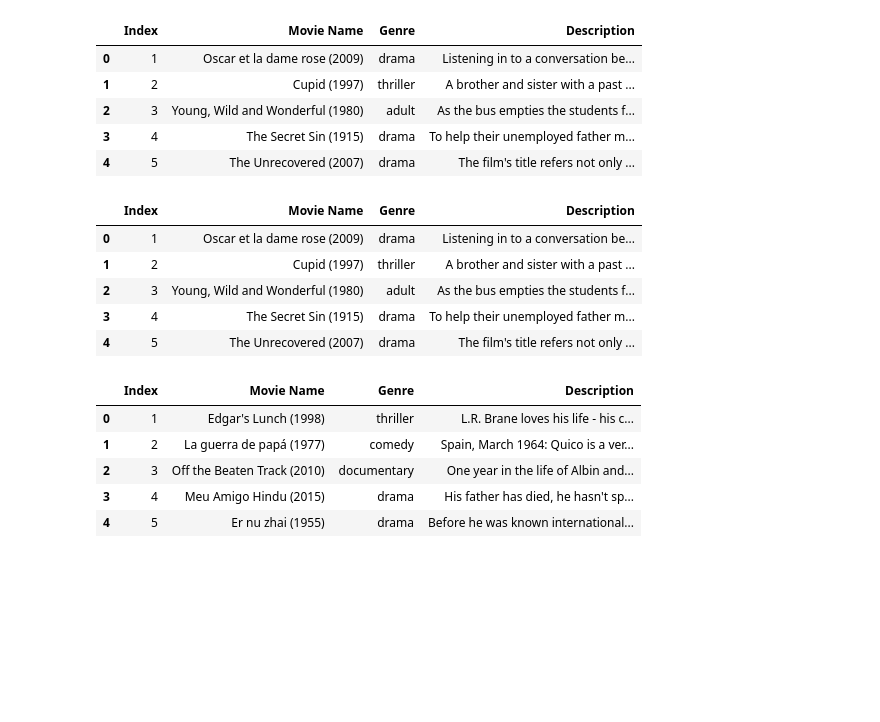
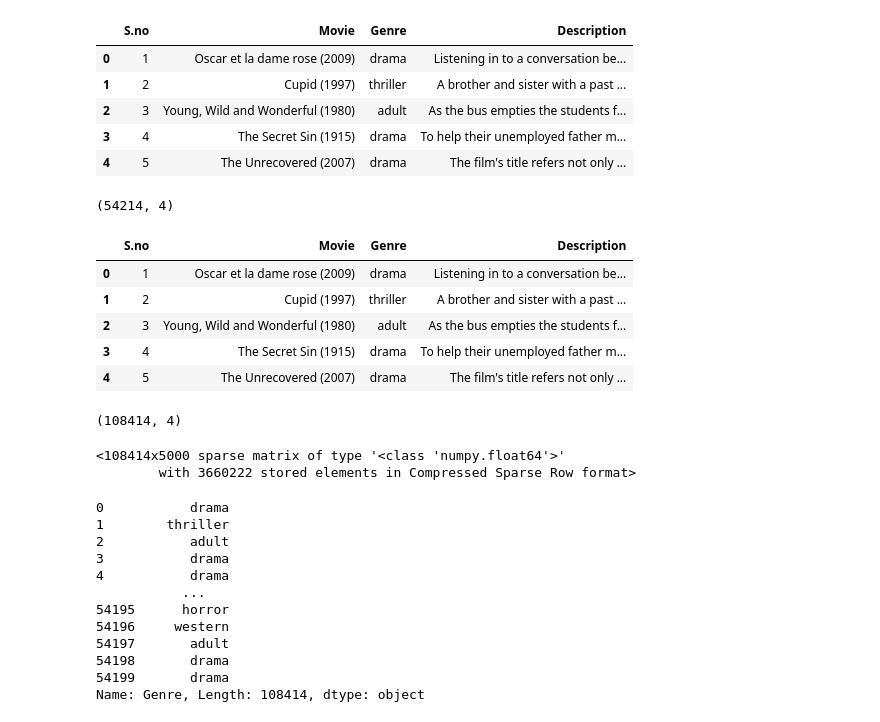
Before and after one commit to pratham-asthana/Movie-Genre-Classification, a Jupyter notebook: ML.ipynb, the cells around one changed output. Cells and saved outputs as stored; diff of their text form; code cells hidden in the pictures; blank space fills up the shorter version.

```diff
--- a/ML.ipynb
+++ b/ML.ipynb
@@ -5,33 +6,36 @@ import matplotlib.pyplot as plt
+# %%
+training_data_file = "train_data.txt"
+validation_data_file = "test_data_solution.txt"
+test_data_file = "test_data.txt"
 # %%
-train_df=pd.read_csv('train_data.txt',delimiter=':::',names=['Index','Movie Name','Genre','Description'])
-unknown_df=pd.read_csv('test_data.txt',delimiter=':::',names=['Index','Movie Name','Description'])
-validation_df=pd.read_csv('test_data_solution.txt',delimiter=':::',names=['Index','Movie Name','Genre','Description'])
-test_df=pd.concat([train_df,validation_df])
+train = pd.read_csv(training_data_file, delimiter=" ::: ", names=["S.no", "Movie", "Genre", "Description"])
+test = pd.read_csv(test_data_file, delimiter=" ::: ", names=["S.no", "Movie", "Description"])
+validation = pd.read_csv(validation_data_file, delimiter=" ::: ", names=["S.no", "Movie", "Genre", "Description"])
+combined = pd.concat([train, validation])
 # %%
-train_df.head()
+train.head()
 # %% [output]
-|  | Index | Movie Name | Genre | Description |
+|  | S.no | Movie | Genre | Description |
 | 0 | 1 | Oscar et la dame rose (2009) | drama | Listening in to a conversation be... |
 | 1 | 2 | Cupid (1997) | thriller | A brother and sister with a past ... |
 | 2 | 3 | Young, Wild and Wonderful (1980) | adult | As the bus empties the students f... |
 | 3 | 4 | The Secret Sin (1915) | drama | To help their unemployed father m... |
 | 4 | 5 | The Unrecovered (2007) | drama | The film's title refers not only ... |
+# %%
+train.shape
+# %% [output]
+(54214, 4)
 # %%
-test_df.head()
+combined.head()
 # %% [output]
-|  | Index | Movie Name | Genre | Description |
+|  | S.no | Movie | Genre | Description |
 | 0 | 1 | Oscar et la dame rose (2009) | drama | Listening in to a conversation be... |
 | 1 | 2 | Cupid (1997) | thriller | A brother and sister with a past ... |
 | 2 | 3 | Young, Wild and Wonderful (1980) | adult | As the bus empties the students f... |
 | 3 | 4 | The Secret Sin (1915) | drama | To help their unemployed father m... |
 | 4 | 5 | The Unrecovered (2007) | drama | The film's title refers not only ... |
-# %%
-validation_df.head()
-# %% [output]
-|  | Index | Movie Name | Genre | Description |
-| 0 | 1 | Edgar's Lunch (1998) | thriller | L.R. Brane loves his life - his c... |
-| 1 | 2 | La guerra de papá (1977) | comedy | Spain, March 1964: Quico is a ver... |
-| 2 | 3 | Off the Beaten Track (2010) | documentary | One year in the life of Albin and... |
-| 3 | 4 | Meu Amigo Hindu (2015) | drama | His father has died, he hasn't sp... |
-| 4 | 5 | Er nu zhai (1955) | drama | Before he was known international... |
+# %%
+combined.shape
+# %% [output]
+(108414, 4)
 # %%
@@ -40,7 +44,25 @@ from sklearn.model_selection import train_test_split
 # %%
-x=test_df['Description']
-tv=TfidfVectorizer(max_features=5000,stop_words='english')
-x=tv.fit_transform(x)
-y=test_df['Genre']
+tfidf_vectorizer = TfidfVectorizer(max_features=5000, stop_words='english')
+x = tfidf_vectorizer.fit_transform(combined['Description'])
+x
+# %% [output]
+<108414x5000 sparse matrix of type '<class 'numpy.float64'>'
+        with 3660222 stored elements in Compressed Sparse Row format>
+# %%
+y = combined['Genre']
+y
+# %% [output]
+0           drama
+1        thriller
+2           adult
+3           drama
+4           drama
+           ...
+54195      horror
+54196     western
+54197       adult
+54198       drama
+54199       drama
+Name: Genre, Length: 108414, dtype: object
 # %%
 x_train,x_test,y_train,y_test = train_test_split(x,y,test_size=0.2,random_state=42)
```
Also changed, not shown: parts of 24 cells of this notebook.
